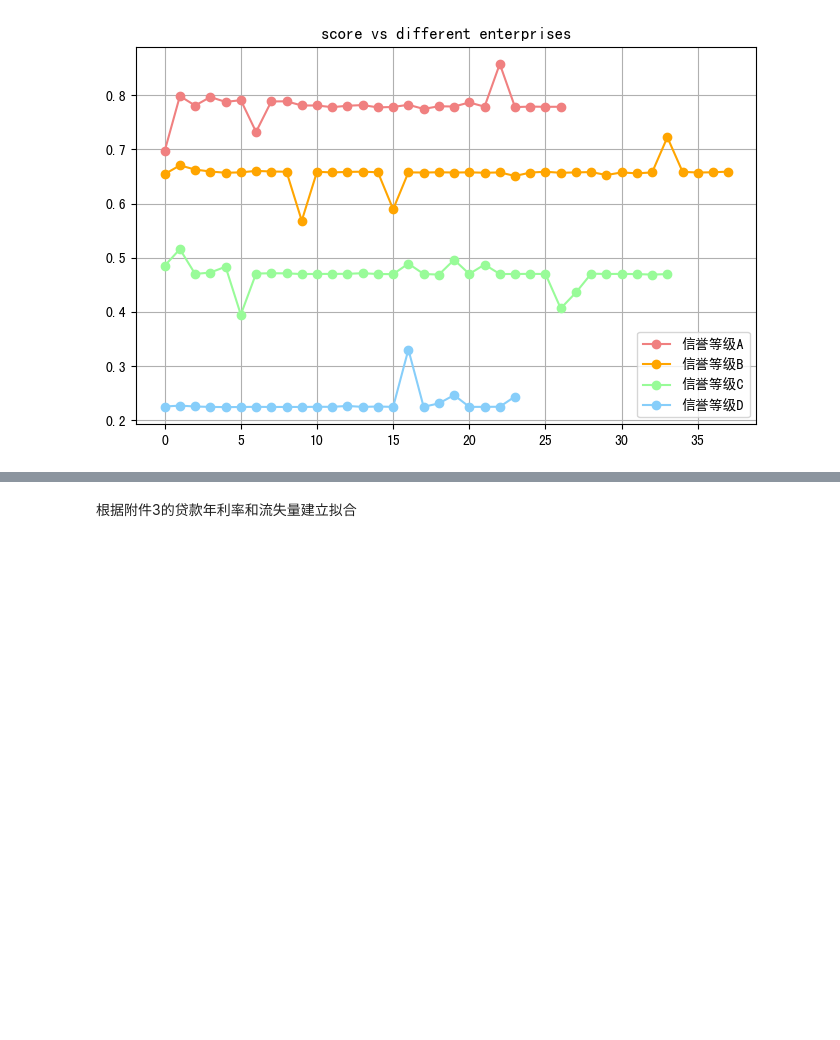
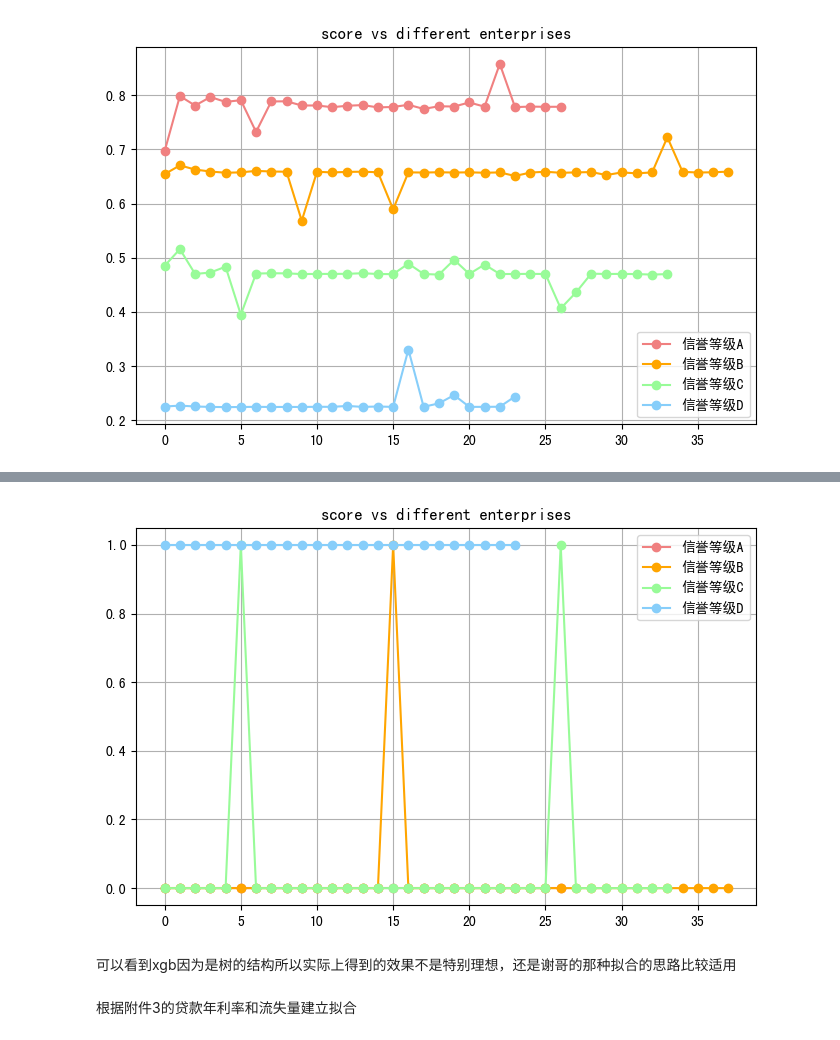
Before and after one commit to XuRui314/MathematicalModeling, a Jupyter notebook: 2020_c.ipynb, the cells around one changed output, grey strips where cells are left out. Drawn from its saved outputs; the diff is of its cells as text; code cells hidden in the pictures; blank space fills up the shorter version.

```diff
--- a/2020_c.ipynb
+++ b/2020_c.ipynb
@@ -551,0 +550,3 @@ plt.show()
+# %%
+data['违约'] = data1_1['是否违约']
+data
@@ -551,0 +567,28 @@ plt.show()
+# %%
+# 先划分数据集
+from sklearn.model_selection import train_test_split
+X_train,X_test,Y_train,Y_test=train_test_split(data.values[:,:-1],data.values[:,-1],random_state=30)
+# %%
+import xgboost as xgb
+from sklearn.model_selection import train_test_split, GridSearchCV, KFold
+from sklearn.metrics import mean_squared_error,r2_score,f1_score
+from sklearn import preprocessing, model_selection, metrics, feature_selection
+from sklearn.model_selection import GridSearchCV, learning_curve
+from imblearn.combine import SMOTETomek   # 过采样+欠采样结合的方法处理非平衡数据集
+
+fontManager.addfont('SimHei .ttf')
+mpl.rc('font', family='SimHei')
+
+smote_tomek = SMOTETomek(random_state=0)
+X_train, Y_train = smote_tomek.fit_resample(X_train, Y_train)
+
+param_grid = {'n_estimators': [25,50,100,120],
+              'max_depth': [1,2,4,6]}
+xgb = xgb.XGBRegressor()
+gsearch = GridSearchCV(xgb, param_grid=param_grid, cv=5)
+gsearch.fit(X_train,Y_train)
+
+xgb_model = gsearch.best_estimator_
+y_pred = xgb_model.predict(X_test)
+# print(gsearch.best_params_)
+print("r2_score:",r2_score(Y_test, y_pred))
@@ -552,3 +615,21 @@ plt.show()
+# %%
+# 绘制出不同等级的得分情况
+s = xgb_model.predict(data.values[:,:-1])
+plt.figure(figsize=(8,5),dpi=100)
+list_s = [10,7,4,0]
+cset = ['lightcoral','orange','palegreen','lightskyblue']
+labels = ['信誉等级A','信誉等级B','信誉等级C','信誉等级D']
+for i in range(4):
+    idx = data_temp[data_temp['信誉评级得分']==list_s[i]].index.tolist()
+    plt.plot(range(len(idx)),s[idx],'-o',c=cset[i],label=labels[i])
+plt.title('score vs different enterprises',style='italic')
+plt.legend()
+plt.grid()
+plt.show()
+# %% [output]
+[figure, added]
+# %% [markdown]
+可以看到xgb因为是树的结构所以实际上得到的效果不是特别理想，还是谢哥的那种拟合的思路比较适用
 # %% [markdown]
 根据附件3的贷款年利率和流失量建立拟合
 # %%
```
Also changed, not shown: parts of 22 cells of this notebook.
